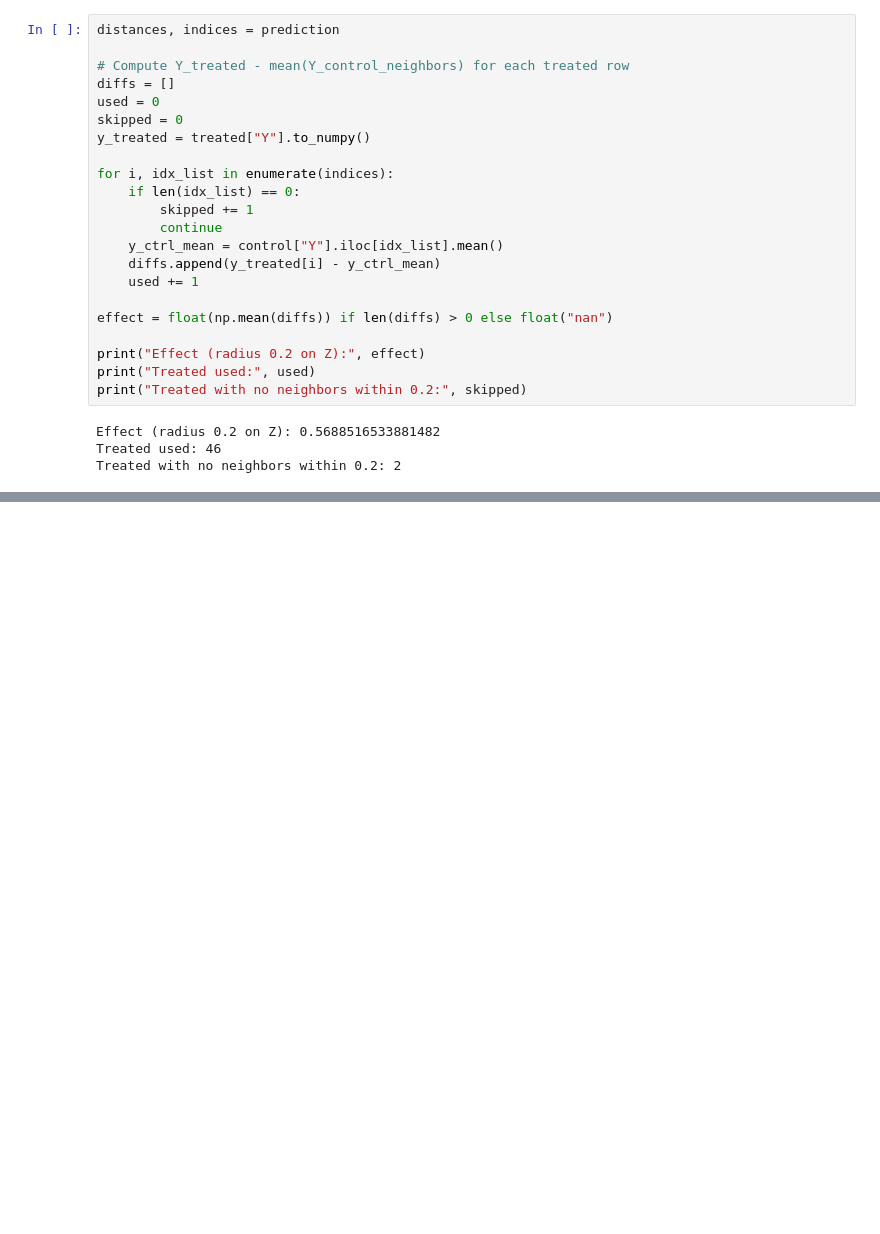
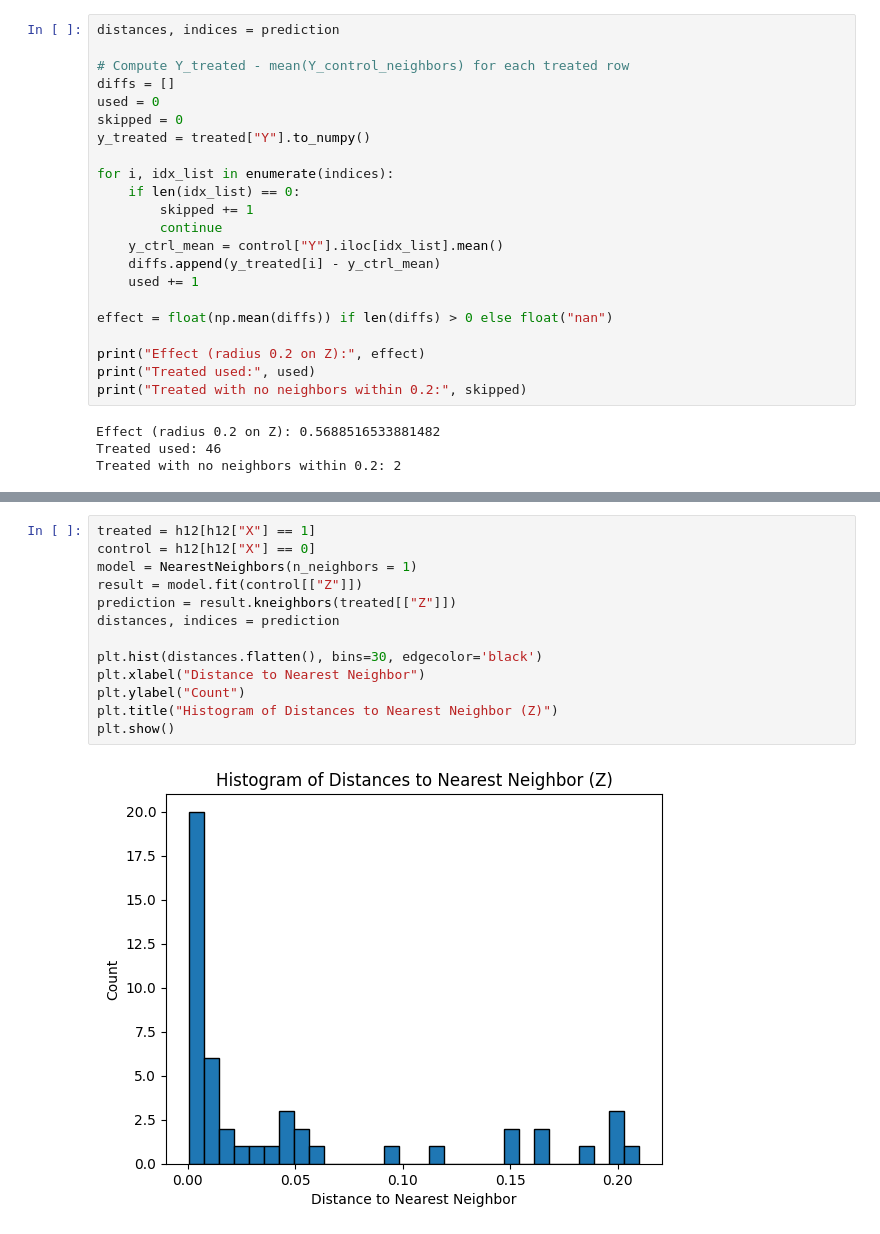
Before and after one commit to cdc18b/dxstats, a Jupyter notebook: quiz1.ipynb, the cells around one changed output, grey strips where cells are left out. Drawn from its saved outputs; the diff is of its cells as text; blank space fills up the shorter version.

```diff
--- a/quiz1.ipynb
+++ b/quiz1.ipynb
@@ -201,0 +212,15 @@ Treated with no neighbors within 0.2: 2
+# %%
+treated = h12[h12["X"] == 1]
+control = h12[h12["X"] == 0]
+model = NearestNeighbors(n_neighbors = 1)
+result = model.fit(control[["Z"]])
+prediction = result.kneighbors(treated[["Z"]])
+distances, indices = prediction
+
+plt.hist(distances.flatten(), bins=30, edgecolor='black')
+plt.xlabel("Distance to Nearest Neighbor")
+plt.ylabel("Count")
+plt.title("Histogram of Distances to Nearest Neighbor (Z)")
+plt.show()
+# %% [output]
+[figure, added]
```
Also changed, not shown: parts of 2 cells of this notebook.
